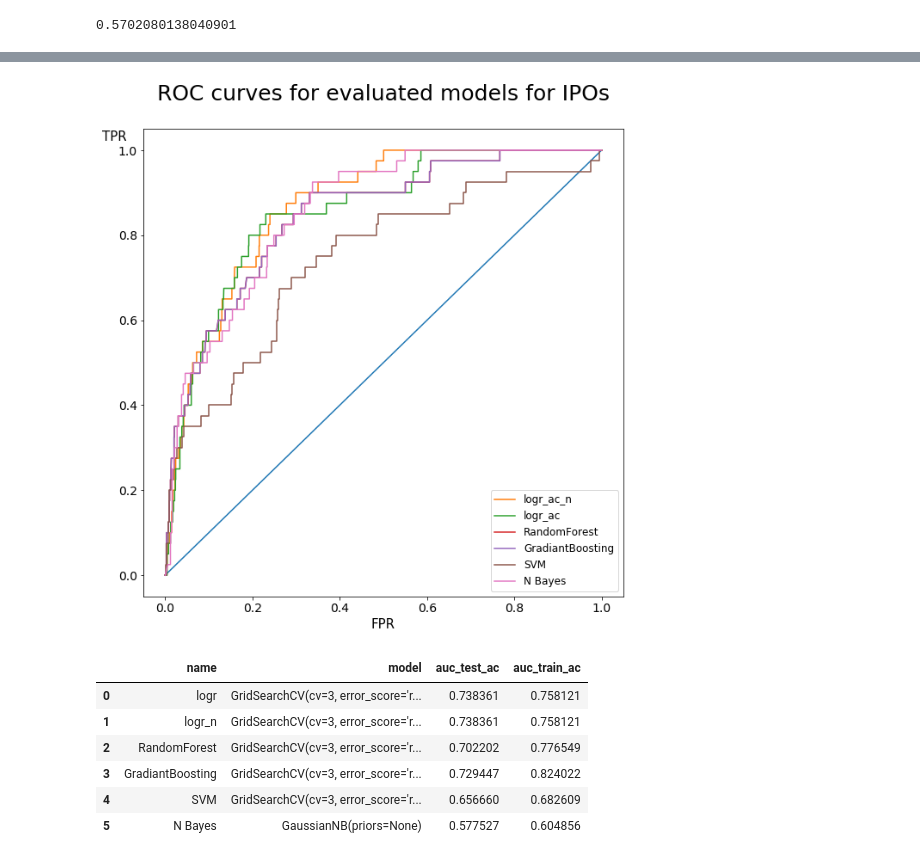
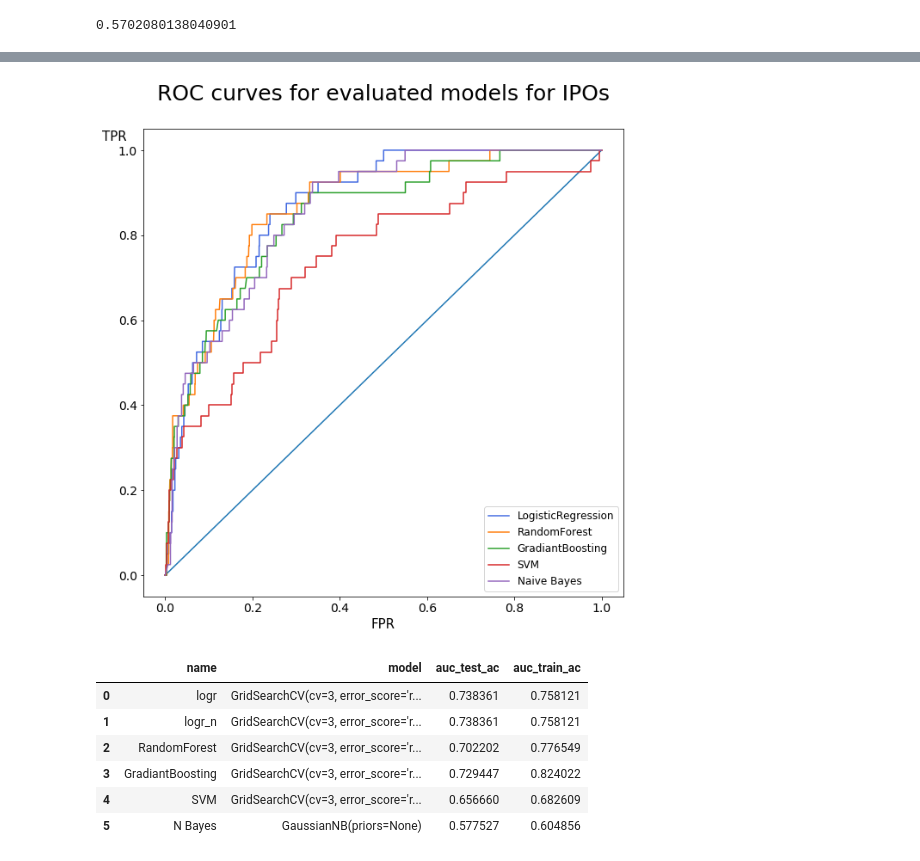
Before and after one commit to mcarolinag/start-up-classification, a Jupyter notebook: Model with more variables without Series A adjusting for inflation w GridSearchCV - df fix.ipynb, the cells around one changed output, grey strips where cells are left out. Saved outputs shown, nothing was run; the diff lists cells and outputs as text; code cells hidden in the pictures.

```diff
--- a/Model with more variables without Series A adjusting for inflation w GridSearchCV - df fix.ipynb
+++ b/Model with more variables without Series A adjusting for inflation w GridSearchCV - df fix.ipynb
@@ -493,28 +493,28 @@ ttl.set_position([.5, 1.05]);
 # %%
 
 plt.figure(figsize= [10,10])
 # Plotting our Baseline..
 plt.plot([0,1],[0,1])
-plt.plot(fpr1_ipo_n,tpr1_ipo_n,label='logr_ac_n')
-plt.plot(fpr1_ipo,tpr1_ipo,label='logr_ac')
-plt.plot(fpr3_ipo,tpr3_ipo,label='RandomForest')
+plt.plot(fpr1_ipo_n,tpr1_ipo_n,label='LogisticRegression', color='royalblue')
+# plt.plot(fpr1_ipo,tpr1_ipo,label='logr_ac')
+plt.plot(fpr2_ipo,tpr2_ipo,label='RandomForest')
 plt.plot(fpr3_ipo,tpr3_ipo,label='GradiantBoosting')
 plt.plot(fpr4_ipo,tpr4_ipo,label='SVM')
-plt.plot(fpr6_ipo,tpr6_ipo,label='N Bayes')
+plt.plot(fpr6_ipo,tpr6_ipo,label='Naive Bayes')
 plt.xlabel('FPR', size = 15)
 plt.ylabel('TPR', size = 15,rotation = 0,labelpad = 35)
 plt.legend(loc='best',prop={'size': 12})
 plt.title("ROC curves for evaluated models for IPOs", size = 25)
 # plt.xlabel('Coefficients', size = 15, labelpad = 15)
 # plt.ylabel('Variables        ', size = 20, rotation = 0, labelpad = 35)
 plt.xticks(size=14)
 plt.yticks(size=14)
 ax = plt.gca()
 ax.yaxis.set_label_coords(-0.06,0.97)
 ttl = ax.title
 ttl.set_position([.5, 1.05]);
 # %% [output]
-[figure, old version]
+[figure, new version]
 # %%
 Name=['logr', 'logr_n','RandomForest', 'GradiantBoosting','SVM','N Bayes']
 # %%
```
Also changed, not shown: parts of 27 cells of this notebook, 1 other file.
